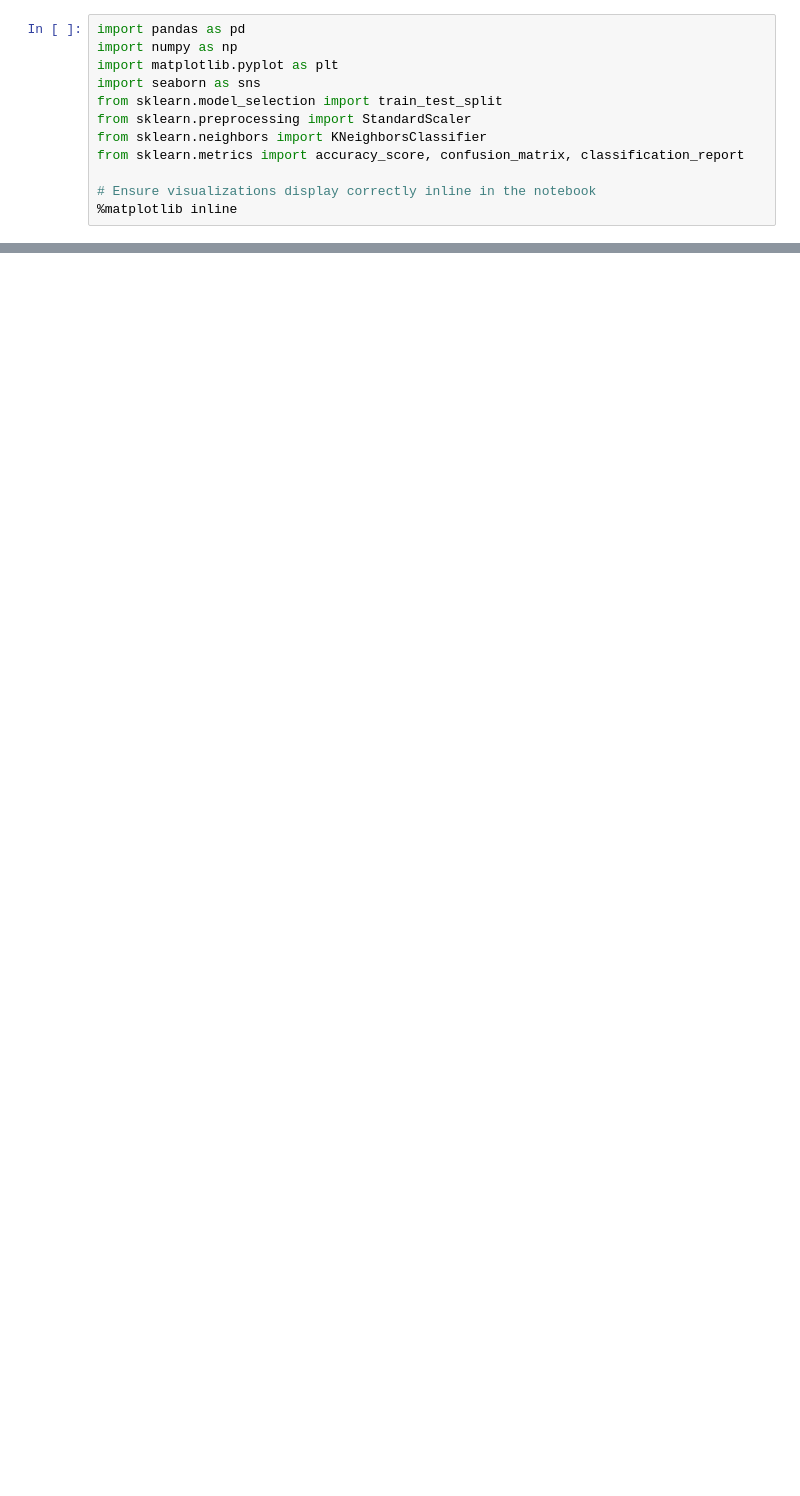
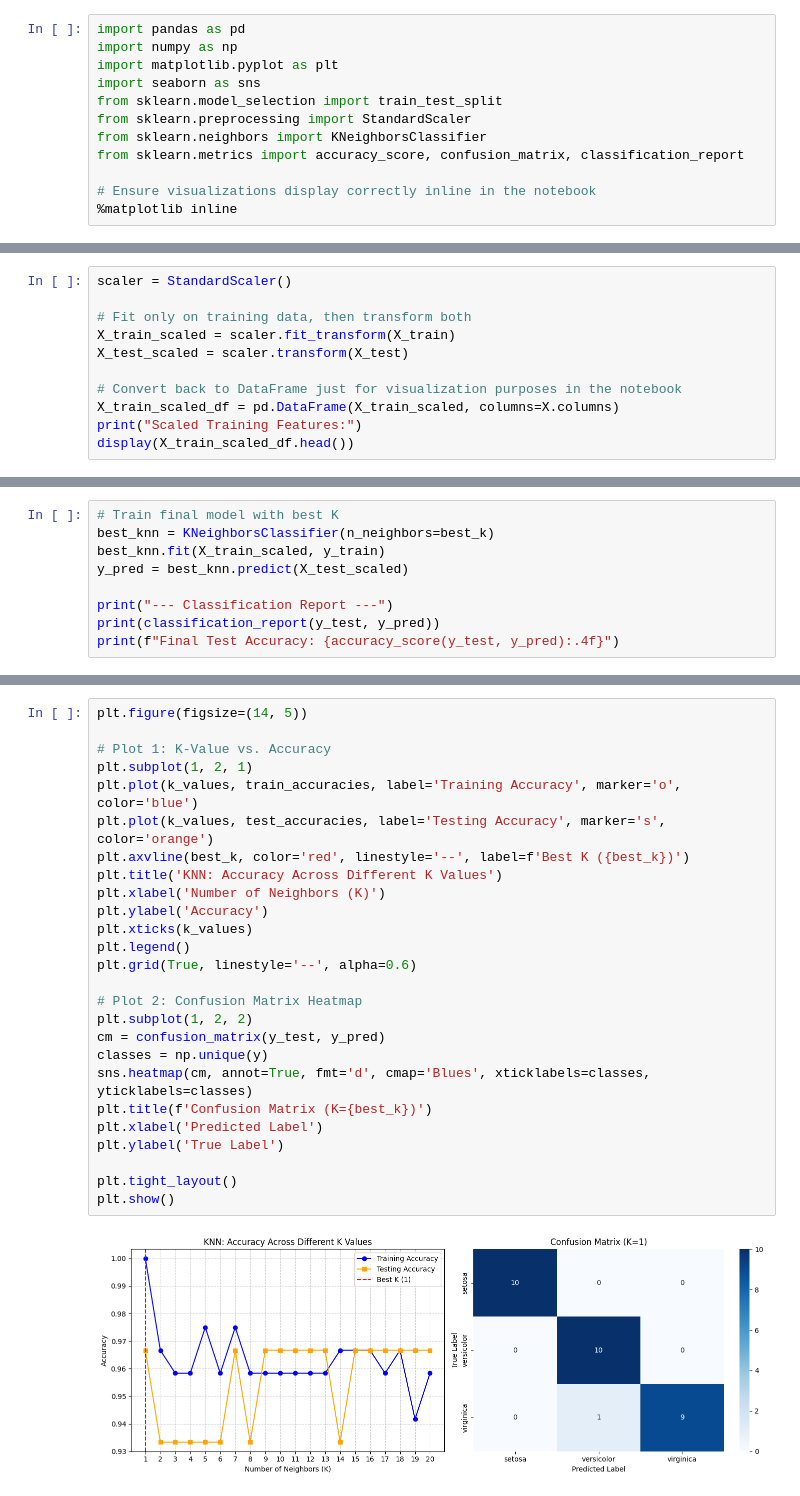
Before and after one commit to Pijus-Saha/codveda-ml-internship, a Jupyter notebook: Level_1_Basic/task3_knn_classifier.ipynb, the cells around one changed output, grey strips where cells are left out. Drawn from its saved outputs; the diff is of its cells as text; blank space fills up the shorter version.

```diff
--- a/Level_1_Basic/task3_knn_classifier.ipynb
+++ b/Level_1_Basic/task3_knn_classifier.ipynb
@@ -22,0 +56,11 @@ OSError: [Errno 22] Invalid argument: '..\\datasets\x01_iris.csv'
+# %%
+scaler = StandardScaler()
+
+# Fit only on training data, then transform both
+X_train_scaled = scaler.fit_transform(X_train)
+X_test_scaled = scaler.transform(X_test)
+
+# Convert back to DataFrame just for visualization purposes in the notebook
+X_train_scaled_df = pd.DataFrame(X_train_scaled, columns=X.columns)
+print("Scaled Training Features:")
+display(X_train_scaled_df.head())
@@ -22,0 +93,9 @@ OSError: [Errno 22] Invalid argument: '..\\datasets\x01_iris.csv'
+# %%
+# Train final model with best K
+best_knn = KNeighborsClassifier(n_neighbors=best_k)
+best_knn.fit(X_train_scaled, y_train)
+y_pred = best_knn.predict(X_test_scaled)
+
+print("--- Classification Report ---")
+print(classification_report(y_test, y_pred))
+print(f"Final Test Accuracy: {accuracy_score(y_test, y_pred):.4f}")
@@ -22,0 +115,28 @@ OSError: [Errno 22] Invalid argument: '..\\datasets\x01_iris.csv'
+# %%
+plt.figure(figsize=(14, 5))
+
+# Plot 1: K-Value vs. Accuracy
+plt.subplot(1, 2, 1)
+plt.plot(k_values, train_accuracies, label='Training Accuracy', marker='o', color='blue')
+plt.plot(k_values, test_accuracies, label='Testing Accuracy', marker='s', color='orange')
+plt.axvline(best_k, color='red', linestyle='--', label=f'Best K ({best_k})')
+plt.title('KNN: Accuracy Across Different K Values')
+plt.xlabel('Number of Neighbors (K)')
+plt.ylabel('Accuracy')
+plt.xticks(k_values)
+plt.legend()
+plt.grid(True, linestyle='--', alpha=0.6)
+
+# Plot 2: Confusion Matrix Heatmap
+plt.subplot(1, 2, 2)
+cm = confusion_matrix(y_test, y_pred)
+classes = np.unique(y)
+sns.heatmap(cm, annot=True, fmt='d', cmap='Blues', xticklabels=classes, yticklabels=classes)
+plt.title(f'Confusion Matrix (K={best_k})')
+plt.xlabel('Predicted Label')
+plt.ylabel('True Label')
+
+plt.tight_layout()
+plt.show()
+# %% [output]
+[figure, added]
```
Also changed, not shown: parts of 5 cells of this notebook.
